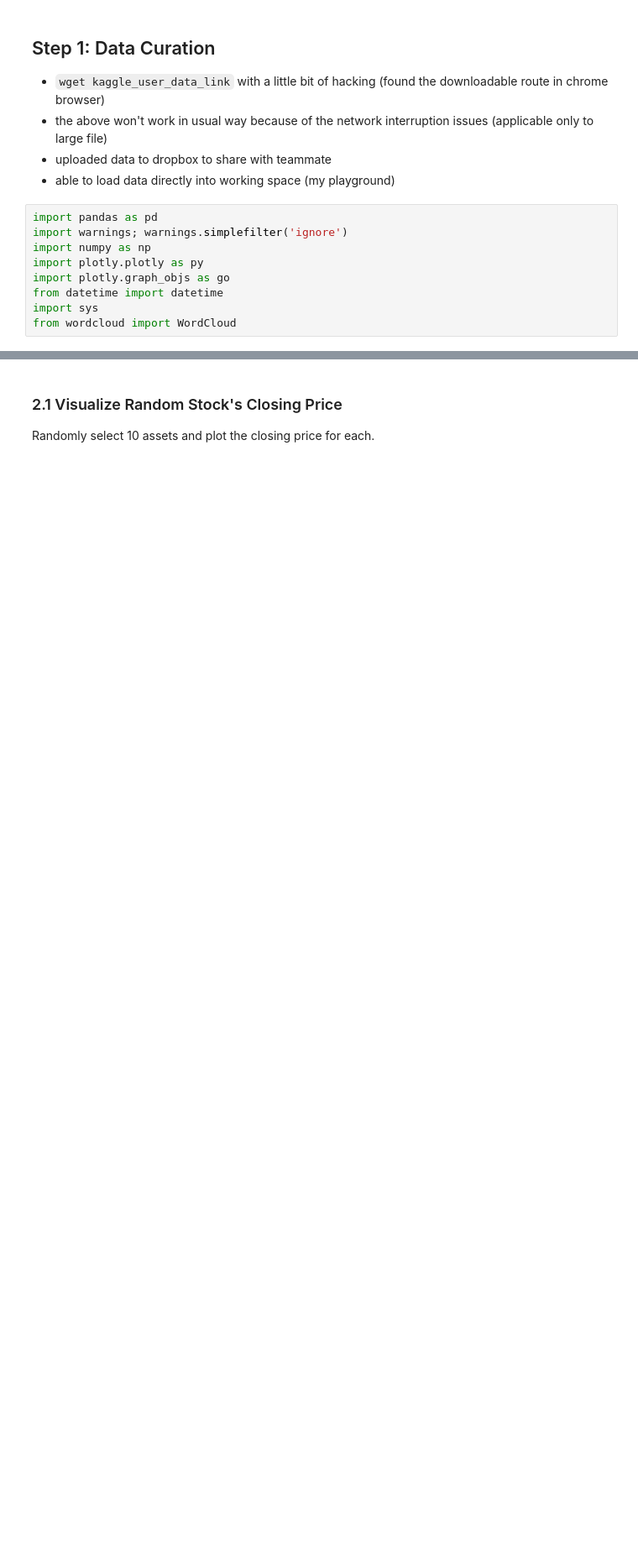
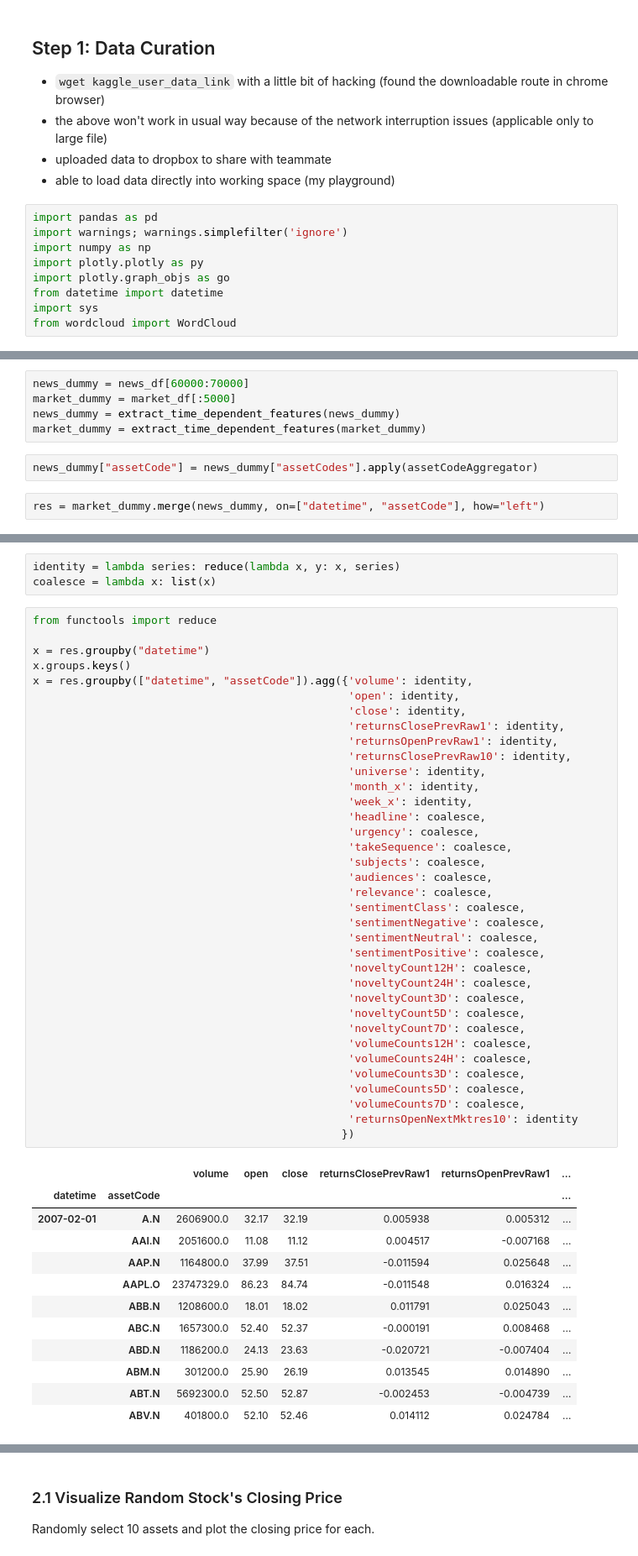
Before and after one commit to 21han/two_sigma_news_sentiments, a Jupyter notebook: Two Sigma EDA by Zihan.ipynb, the cells around one changed output, grey strips where cells are left out. Shown: that part at 84% size. Saved outputs shown, nothing was run; the diff lists cells and outputs as text; blank space fills up the shorter version.

Commit message:
adding sentiment features

```diff
--- a/Two Sigma EDA by Zihan.ipynb
+++ b/Two Sigma EDA by Zihan.ipynb
@@ -26,0 +273,9 @@ news_train_df = pd.read_csv(news_train_dir)
+# %%
+news_dummy = news_df[60000:70000]
+market_dummy = market_df[:5000]
+news_dummy = extract_time_dependent_features(news_dummy)
+market_dummy = extract_time_dependent_features(market_dummy)
+# %%
+news_dummy["assetCode"] = news_dummy["assetCodes"].apply(assetCodeAggregator)
+# %%
+res = market_dummy.merge(news_dummy, on=["datetime", "assetCode"], how="left")
@@ -26,0 +304,52 @@ news_train_df = pd.read_csv(news_train_dir)
+# %%
+identity = lambda series: reduce(lambda x, y: x, series)
+coalesce = lambda x: list(x)
+# %%
+from functools import reduce
+
+x = res.groupby("datetime")
+x.groups.keys()
+x = res.groupby(["datetime", "assetCode"]).agg({'volume': identity,
+                                                'open': identity,
+                                                'close': identity,
+                                                'returnsClosePrevRaw1': identity,
+                                                'returnsOpenPrevRaw1': identity,
+                                                'returnsClosePrevRaw10': identity,
+                                                'universe': identity,
+                                                'month_x': identity,
+                                                'week_x': identity,
+                                                'headline': coalesce,
+                                                'urgency': coalesce,
+                                                'takeSequence': coalesce,
+                                                'subjects': coalesce,
+                                                'audiences': coalesce,
+                                                'relevance': coalesce,
+                                                'sentimentClass': coalesce,
+                                                'sentimentNegative': coalesce,
+                                                'sentimentNeutral': coalesce,
+                                                'sentimentPositive': coalesce,
+                                                'noveltyCount12H': coalesce,
+                                                'noveltyCount24H': coalesce,
+                                                'noveltyCount3D': coalesce,
+                                                'noveltyCount5D': coalesce,
+                                                'noveltyCount7D': coalesce,
+                                                'volumeCounts12H': coalesce,
+                                                'volumeCounts24H': coalesce,
+                                                'volumeCounts3D': coalesce,
+                                                'volumeCounts5D': coalesce,
+                                                'volumeCounts7D': coalesce,
+                                                'returnsOpenNextMktres10': identity
+                                               })
+# %% [output]
+|  |  | volume | open | close | returnsClosePrevRaw1 | returnsOpenPrevRaw1 | ... |
+| datetime | assetCode |  |  |  |  |  | ... |
+| 2007-02-01 | A.N | 2606900.0 | 32.17 | 32.19 | 0.005938 | 0.005312 | ... |
+|  | AAI.N | 2051600.0 | 11.08 | 11.12 | 0.004517 | -0.007168 | ... |
+|  | AAP.N | 1164800.0 | 37.99 | 37.51 | -0.011594 | 0.025648 | ... |
+|  | AAPL.O | 23747329.0 | 86.23 | 84.74 | -0.011548 | 0.016324 | ... |
+|  | ABB.N | 1208600.0 | 18.01 | 18.02 | 0.011791 | 0.025043 | ... |
+|  | ABC.N | 1657300.0 | 52.40 | 52.37 | -0.000191 | 0.008468 | ... |
+|  | ABD.N | 1186200.0 | 24.13 | 23.63 | -0.020721 | -0.007404 | ... |
+|  | ABM.N | 301200.0 | 25.90 | 26.19 | 0.013545 | 0.014890 | ... |
+|  | ABT.N | 5692300.0 | 52.50 | 52.87 | -0.002453 | -0.004739 | ... |
+|  | ABV.N | 401800.0 | 52.10 | 52.46 | 0.014112 | 0.024784 | ... |
```
Also changed, not shown: parts of 32 cells of this notebook, 1 other file.
